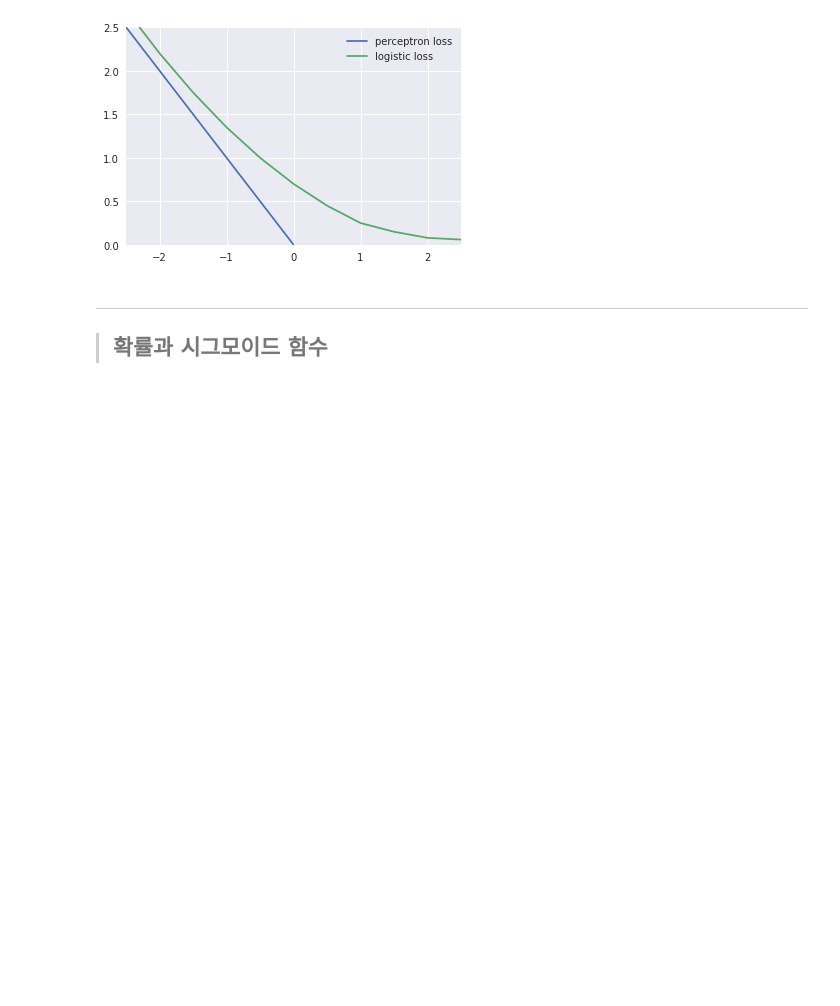
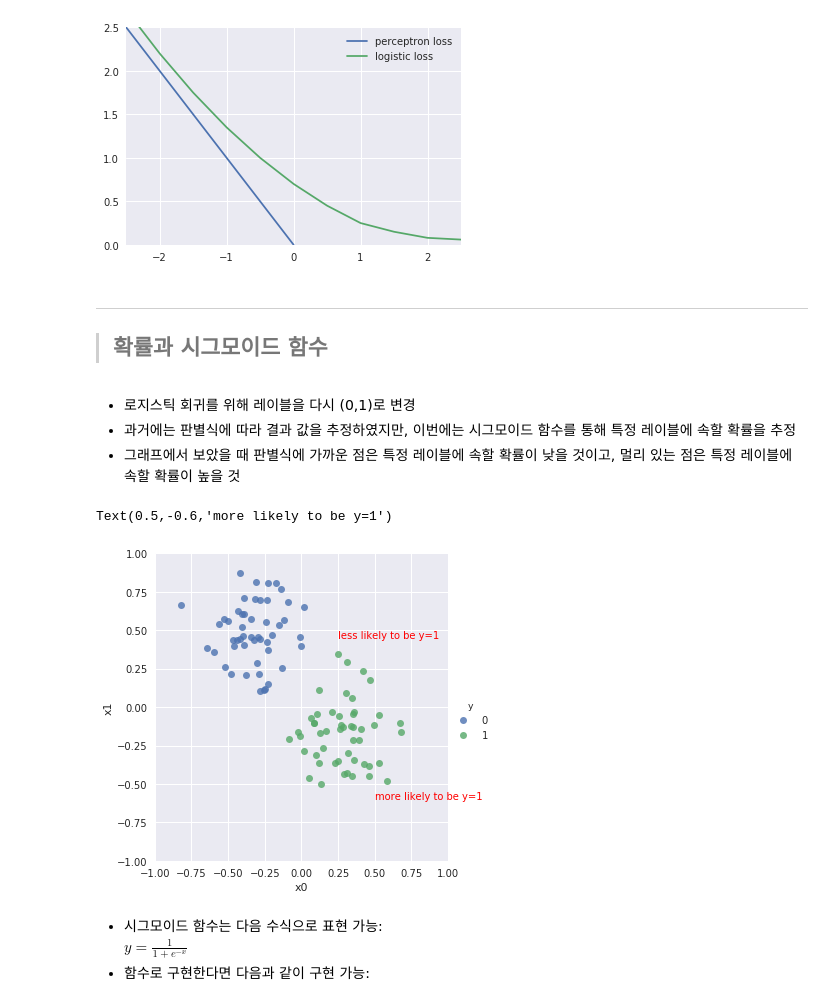
Before and after one commit to kookoowaa/ML_with_GCP, a Jupyter notebook: 04-5 Logistic Regression.ipynb, the cells around one changed output. Drawn from its saved outputs; the diff is of its cells as text; code cells hidden in the pictures; blank space fills up the shorter version.

```diff
--- a/04-5 Logistic Regression.ipynb
+++ b/04-5 Logistic Regression.ipynb
@@ -76,3 +77,7 @@ plt.legend()
 # %% [markdown]
 ___
 > ## 확률과 시그모이드 함수
+# %% [markdown]
+- 로지스틱 회귀를 위해 레이블을 다시 (0,1)로 변경
+- 과거에는 판별식에 따라 결과 값을 추정하였지만, 이번에는 시그모이드 함수를 통해 특정 레이블에 속할 확률을 추정
+- 그래프에서 보았을 때 판별식에 가까운 점은 특정 레이블에 속할 확률이 낮을 것이고, 멀리 있는 점은 특정 레이블에 속할 확률이 높을 것
@@ -78,0 +92,12 @@ ___
+# %%
+plot_scatter()
+#plt.Circle((0.25, 0.35), 0.1, fill=False, linestyle='dashed', linewidth=2)
+plt.text(0.25,0.45, 'less likely to be y=1', color = 'red')
+plt.text(0.5, -0.6, 'more likely to be y=1', color = 'red')
+# %% [output]
+Text(0.5,-0.6,'more likely to be y=1')
+[figure, added]
+# %% [markdown]
+- 시그모이드 함수는 다음 수식으로 표현 가능:
+    $ y = \frac{1}{1+e^{-x}}$
+- 함수로 구현한다면 다음과 같이 구현 가능:
```
Also changed, not shown: parts of 6 cells of this notebook.
